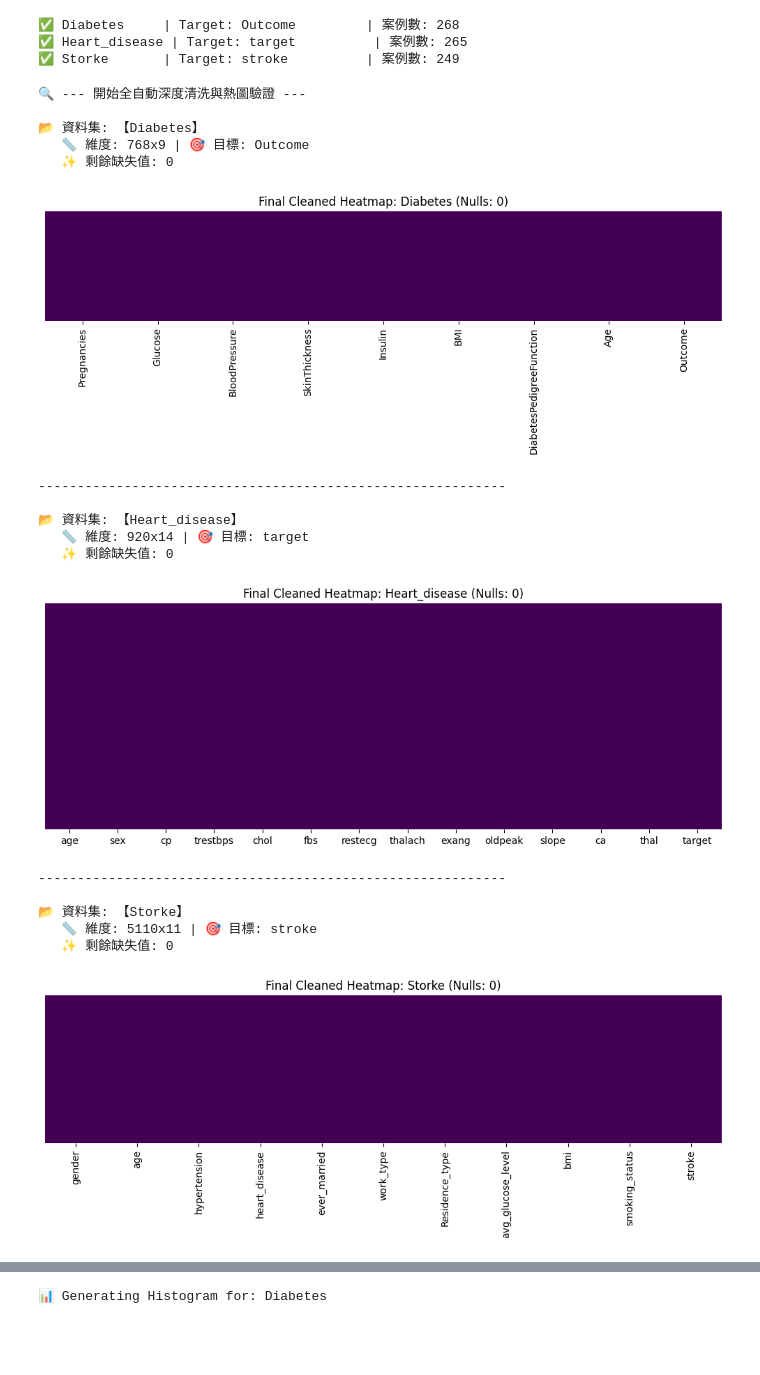
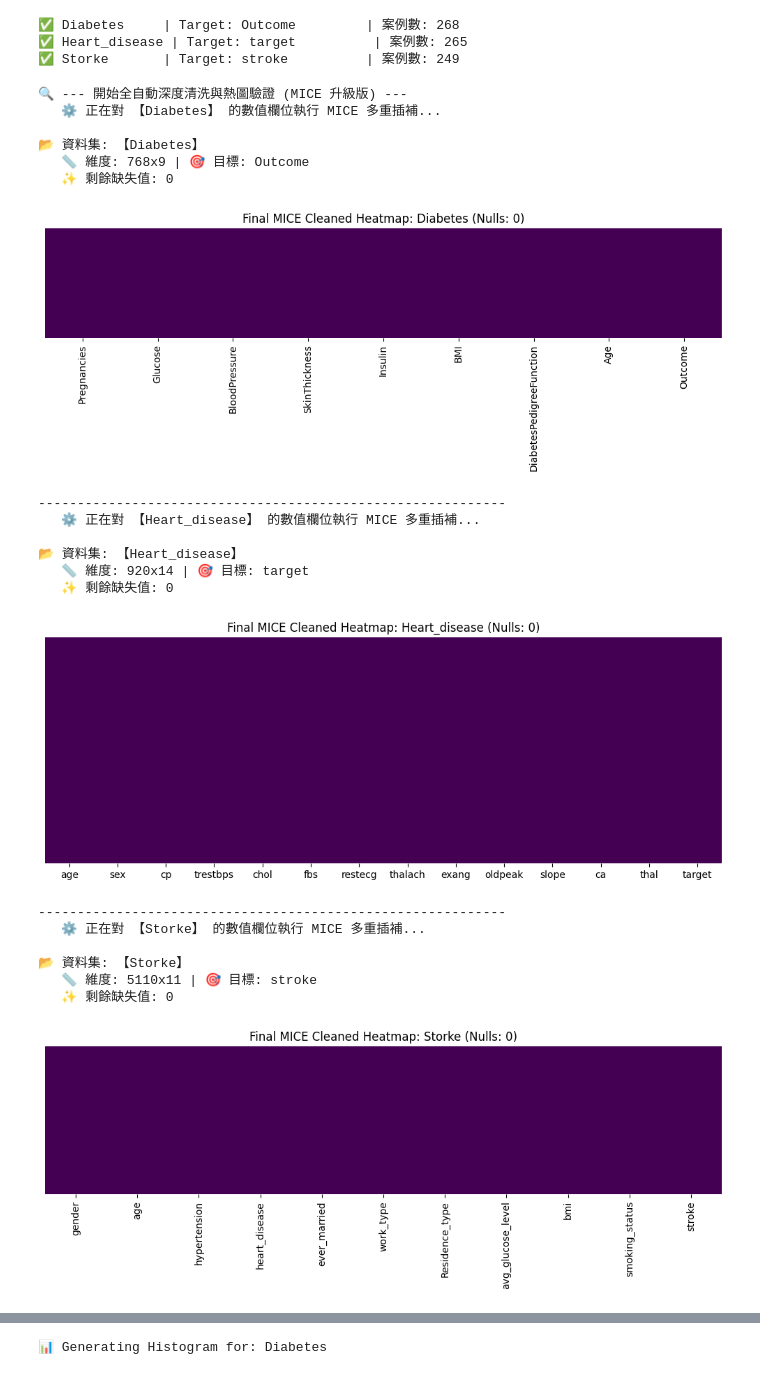
Before and after one commit to naomiyu1124-afk/InterpretDash_1358071_naomi, a Jupyter notebook: notebooks/W04_05_paper_design.ipynb, the cells around one changed output, grey strips where cells are left out. Cells and saved outputs as stored; diff of their text form; code cells hidden in the pictures; blank space fills up the shorter version.

```diff
--- a/notebooks/W04_05_paper_design.ipynb
+++ b/notebooks/W04_05_paper_design.ipynb
@@ -64,73 +64,91 @@ for filename in files:
 # %%
 import pandas as pd
 import numpy as np
-from sklearn.impute import SimpleImputer
+# 1. ADD THIS IMPORT: Import the experimental MICE imputer
+from sklearn.experimental import enable_iterative_imputer
+from sklearn.impute import SimpleImputer, IterativeImputer
 import matplotlib.pyplot as plt
 import seaborn as sns
 
-print("🔍 --- 開始全自動深度清洗與熱圖驗證 ---")
+print("🔍 --- 開始全自動深度清洗與熱圖驗證 (MICE 升級版) ---")
 
 for name, (df_item, target) in all_datasets.items():
     # --- 第一步：數據深度清理 (Data Scrubbing) ---
 
-    # 1. 揭露隱性缺失 (包含妳新增的 'NAN' 字串)
+    # 1. 揭露隱性缺失
     df_item.replace(['Unknown', 'N/A', '?', ' ', 'None', 'NAN'], np.nan, inplace=True)
 
-    # 2. 自動修正型態 (核心：把被 ? 污染的欄位轉回數字)
+    # 2. 自動修正型態
     for col in df_item.columns:
-        # 嘗試強制轉數字，這會讓無法轉換的殘留字串變成真正的 NaN
         converted = pd.to_numeric(df_item[col], errors='coerce')
-        # 如果這一欄轉換後「至少包含一些數字」，我們就認定它是數值欄位
         if converted.notnull().sum() > 0:
             df_item[col] = converted
 
-    # 3. 執行雙軌補值 (數字用 Median，文字用 Most Frequent)
+    # 3. 執行雙軌補值 (文字用 Most Frequent，數字升級為 MICE)
     num_cols = df_item.select_dtypes(include=[np.number]).columns
     cat_cols = df_item.select_dtypes(include=['object']).columns
 
-    if len(num_cols) > 0:
-        df_item[num_cols] = SimpleImputer(strategy='median').fit_transform(df_item[num_cols])
+    # A. Handle Categorical features first (MICE requires numerical inputs)
     if len(cat_cols) > 0:
         df_item[cat_cols] = SimpleImputer(strategy='most_frequent').fit_transform(df_item[cat_cols])
+
+    # B. CHANGED HERE: Upgrade numerical imputation to MICE
+    if len(num_cols) > 0:
+        print(f"   ⚙️ 正在對 【{name}】 的數值欄位執行 MICE 多重插補...")
+
+        # Initialize MICE Imputer
+        mice_imputer = IterativeImputer(max_iter=10, random_state=42)
+
+        # If the target column is numerical, we temporarily exclude it from MICE
+        # to prevent target data leakage into your features!
+        if target in num_cols:
+            features_to_impute = [col for col in num_cols if col != target]
+            # Impute only the features
+            df_item[features_to_impute] = mice_imputer.fit_transform(df_item[features_to_impute])
+        else:
+            # If target is categorical, we can safely impute all numerical columns
+            df_item[num_cols] = mice_imputer.fit_transform(df_item[num_cols])
 
     # --- 第二步：即時視覺化驗證 (Visual QA) ---
 
     rows, cols = df_item.shape
     print(f"\n📂 資料集: 【{name}】")
     print(f"   📏 維度: {rows}x{cols} | 🎯 目標: {target}")
 
-    # 檢查是否還有殘留
     remaining_nulls = df_item.isnull().sum().sum()
     print(f"   ✨ 剩餘缺失值: {remaining_nulls}")
 
-    # 繪製妳要求的 sns.heatmap
+    # 繪製 Heatmap 驗證
     plt.figure(figsize=(10, 4))
     sns.heatmap(df_item.isnull(), yticklabels=False, cbar=False, cmap='viridis')
-    plt.title(f"Final Cleaned Heatmap: {name} (Nulls: {remaining_nulls})")
+    plt.title(f"Final MICE Cleaned Heatmap: {name} (Nulls: {remaining_nulls})")
     plt.tight_layout()
     plt.show()
 
     print("-" * 60)
 
-print("\n🎉 所有資料集已清理完畢！現在妳可以安心去跑 Random Forest 的 AUC 了。")
+print("\n🎉 所有資料集已使用 MICE 清理完畢！現在妳可以安心去跑 Random Forest 的 AUC 了。")
 # %% [output]
-🔍 --- 開始全自動深度清洗與熱圖驗證 ---
+🔍 --- 開始全自動深度清洗與熱圖驗證 (MICE 升級版) ---
+   ⚙️ 正在對 【Diabetes】 的數值欄位執行 MICE 多重插補...
 
 📂 資料集: 【Diabetes】
    📏 維度: 768x9 | 🎯 目標: Outcome
    ✨ 剩餘缺失值: 0
-[figure, old version]
+[figure, new version]
 ------------------------------------------------------------
+   ⚙️ 正在對 【Heart_disease】 的數值欄位執行 MICE 多重插補...
 
 📂 資料集: 【Heart_disease】
    📏 維度: 920x14 | 🎯 目標: target
    ✨ 剩餘缺失值: 0
-[figure, old version]
+[figure, new version]
 ------------------------------------------------------------
+   ⚙️ 正在對 【Storke】 的數值欄位執行 MICE 多重插補...
 
 📂 資料集: 【Storke】
    📏 維度: 5110x11 | 🎯 目標: stroke
    ✨ 剩餘缺失值: 0
-[figure, old version]
+[figure, new version]
 ------------------------------------------------------------
 
```
Also changed, not shown: parts of 9 cells of this notebook.
